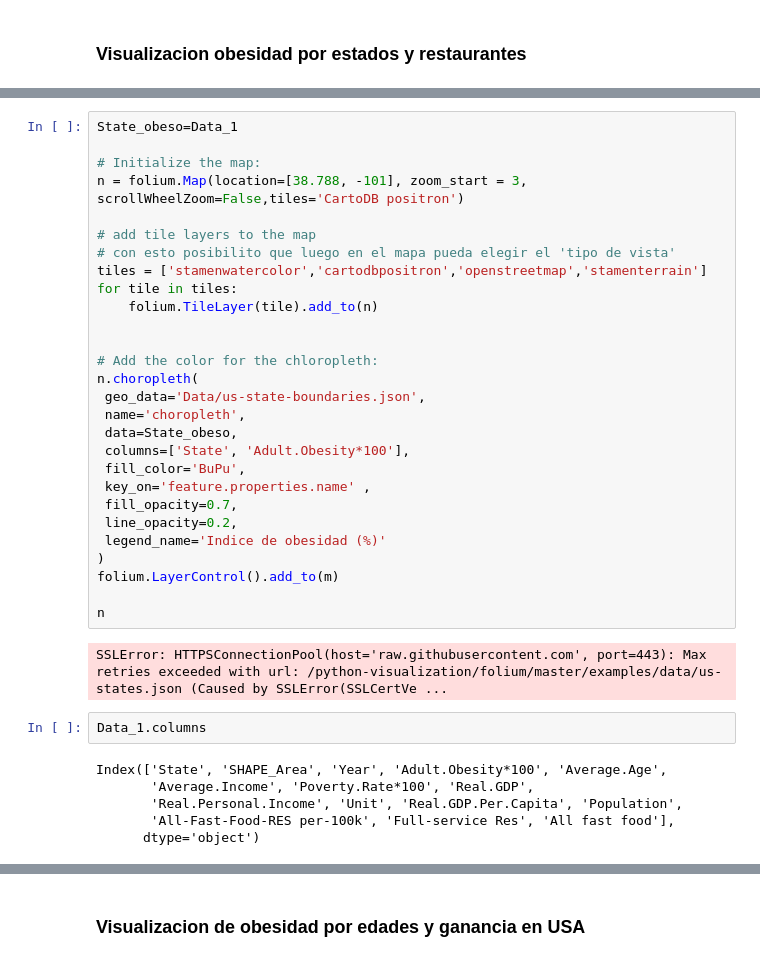
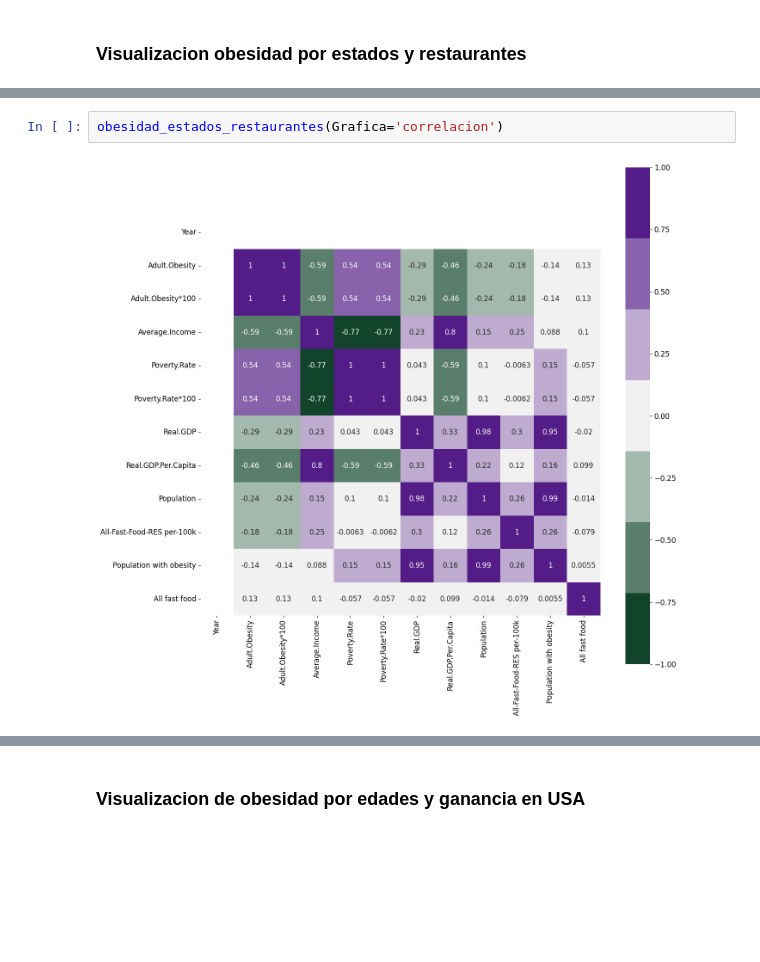
Before and after one commit to NicolasEyzaguirre/EDA-obesidad, a Jupyter notebook: memoria-EDA.ipynb, the cells around one changed output, grey strips where cells are left out. Cells and saved outputs as stored; diff of their text form; blank space fills up the shorter version.

```diff
--- a/memoria-EDA.ipynb
+++ b/memoria-EDA.ipynb
@@ -296,38 +70,4 @@ TypeError: list indices must be integers or slices, not str
-# %%
-State_obeso=Data_1
-
-# Initialize the map:
-n = folium.Map(location=[38.788, -101], zoom_start = 3, scrollWheelZoom=False,tiles='CartoDB positron')
-
-# add tile layers to the map
-# con esto posibilito que luego en el mapa pueda elegir el 'tipo de vista'
-tiles = ['stamenwatercolor','cartodbpositron','openstreetmap','stamenterrain']
-for tile in tiles:
-    folium.TileLayer(tile).add_to(n)
-
-
-# Add the color for the chloropleth:
-n.choropleth(
- geo_data='Data/us-state-boundaries.json',
- name='choropleth',
- data=State_obeso,
- columns=['State', 'Adult.Obesity*100'],
- fill_color='BuPu',
- key_on='feature.properties.name' ,
- fill_opacity=0.7,
- line_opacity=0.2,
- legend_name='Indice de obesidad (%)'
-)
-folium.LayerControl().add_to(m)
-
-n
-# %% [output]
-SSLError: HTTPSConnectionPool(host='raw.githubusercontent.com', port=443): Max retries exceeded with url: /python-visualization/folium/master/examples/data/us-states.json (Caused by SSLError(SSLCertVe ...
-# %%
-Data_1.columns
-# %% [output]
-Index(['State', 'SHAPE_Area', 'Year', 'Adult.Obesity*100', 'Average.Age',
-       'Average.Income', 'Poverty.Rate*100', 'Real.GDP',
-       'Real.Personal.Income', 'Unit', 'Real.GDP.Per.Capita', 'Population',
-       'All-Fast-Food-RES per-100k', 'Full-service Res', 'All fast food'],
-      dtype='object')
+# %%
+obesidad_estados_restaurantes(Grafica='correlacion')
+# %% [output]
+[figure, added]
```
Also changed, not shown: parts of 50 cells of this notebook, 3 other files.
